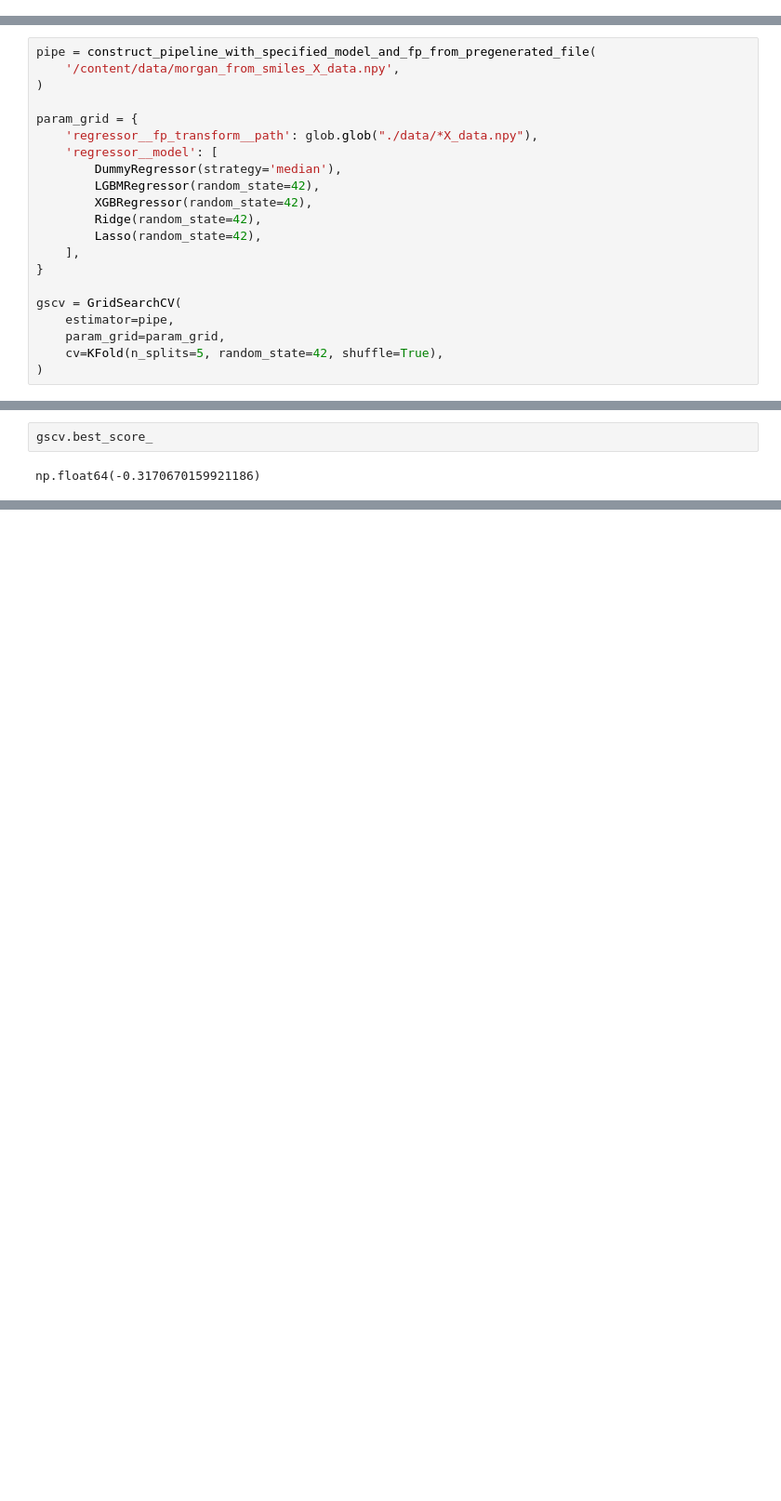
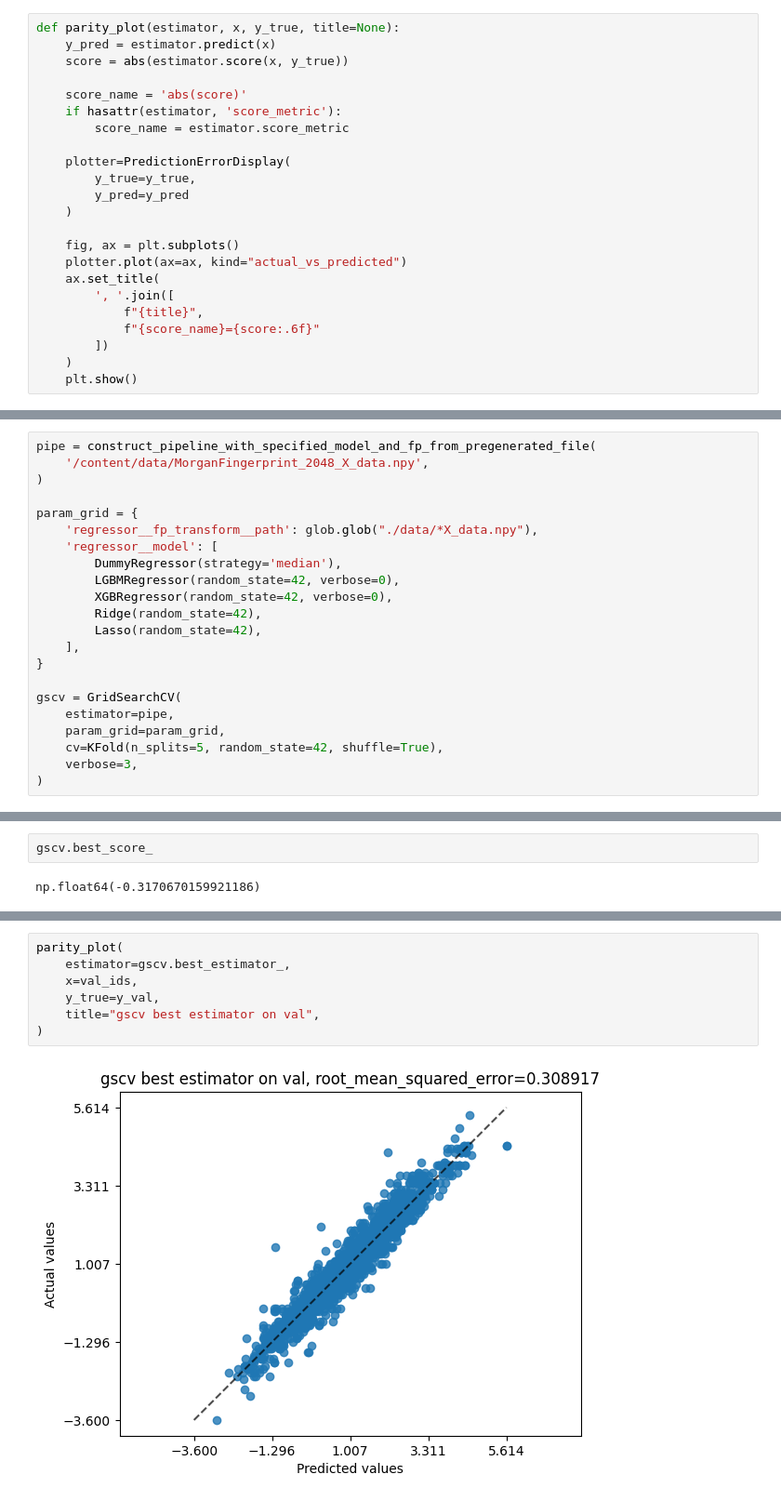
Before and after one commit to mvgolubev99/kaggle-chemical-structure-and-logp, a Jupyter notebook: logp_baseline_selection.ipynb, the cells around one changed output, grey strips where cells are left out. Shown at 93% size. Drawn from its saved outputs; the diff is of its cells as text; blank space fills up the shorter version.

Commit message:
GridSearchCV, RandomizdeSearchCV, Optuna

```diff
--- a/logp_baseline_selection.ipynb
+++ b/logp_baseline_selection.ipynb
@@ -605,3 +604,26 @@ def construct_pipeline_with_specified_model_and_fp_from_pregenerated_file(
         transformer=transformer,
     )
     return pipe
+# %%
+def parity_plot(estimator, x, y_true, title=None):
+    y_pred = estimator.predict(x)
+    score = abs(estimator.score(x, y_true))
+
+    score_name = 'abs(score)'
+    if hasattr(estimator, 'score_metric'):
+        score_name = estimator.score_metric
+
+    plotter=PredictionErrorDisplay(
+        y_true=y_true,
+        y_pred=y_pred
+    )
+
+    fig, ax = plt.subplots()
+    plotter.plot(ax=ax, kind="actual_vs_predicted")
+    ax.set_title(
+        ', '.join([
+            f"{title}",
+            f"{score_name}={score:.6f}"
+        ])
+    )
+    plt.show()
@@ -621,14 +647,14 @@ root_mean_squared_error on validation: 1.2790921164387523
 # %%
 pipe = construct_pipeline_with_specified_model_and_fp_from_pregenerated_file(
-    '/content/data/morgan_from_smiles_X_data.npy',
+    '/content/data/MorganFingerprint_2048_X_data.npy',
 )
 
 param_grid = {
     'regressor__fp_transform__path': glob.glob("./data/*X_data.npy"),
     'regressor__model': [
         DummyRegressor(strategy='median'),
-        LGBMRegressor(random_state=42),
-        XGBRegressor(random_state=42),
+        LGBMRegressor(random_state=42, verbose=0),
+        XGBRegressor(random_state=42, verbose=0),
         Ridge(random_state=42),
         Lasso(random_state=42),
     ],
@@ -638,5 +664,6 @@ gscv = GridSearchCV(
     estimator=pipe,
     param_grid=param_grid,
     cv=KFold(n_splits=5, random_state=42, shuffle=True),
+    verbose=3,
 )
 # %%
@@ -700,0 +779,9 @@ np.float64(-0.3170670159921186)
+# %%
+parity_plot(
+    estimator=gscv.best_estimator_,
+    x=val_ids,
+    y_true=y_val,
+    title="gscv best estimator on val",
+)
+# %% [output]
+[figure, added]
```
Also changed, not shown: parts of 66 cells of this notebook.
